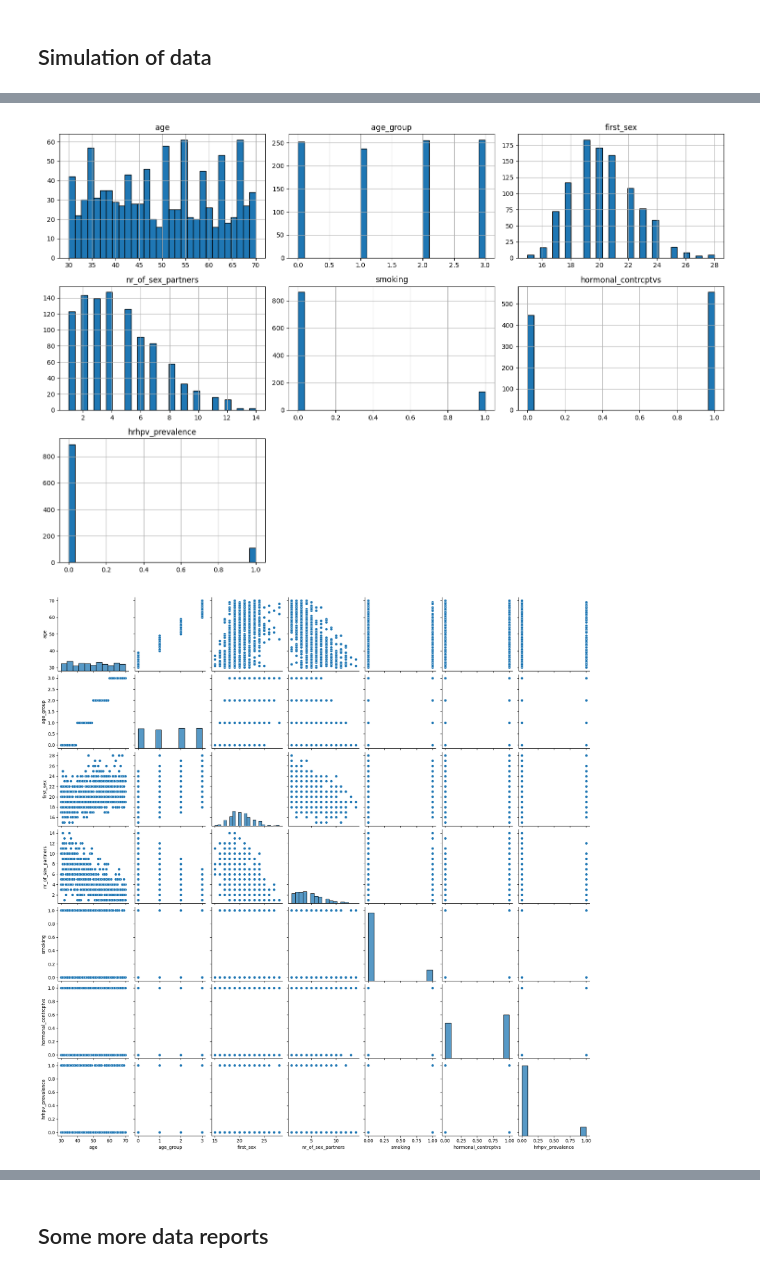
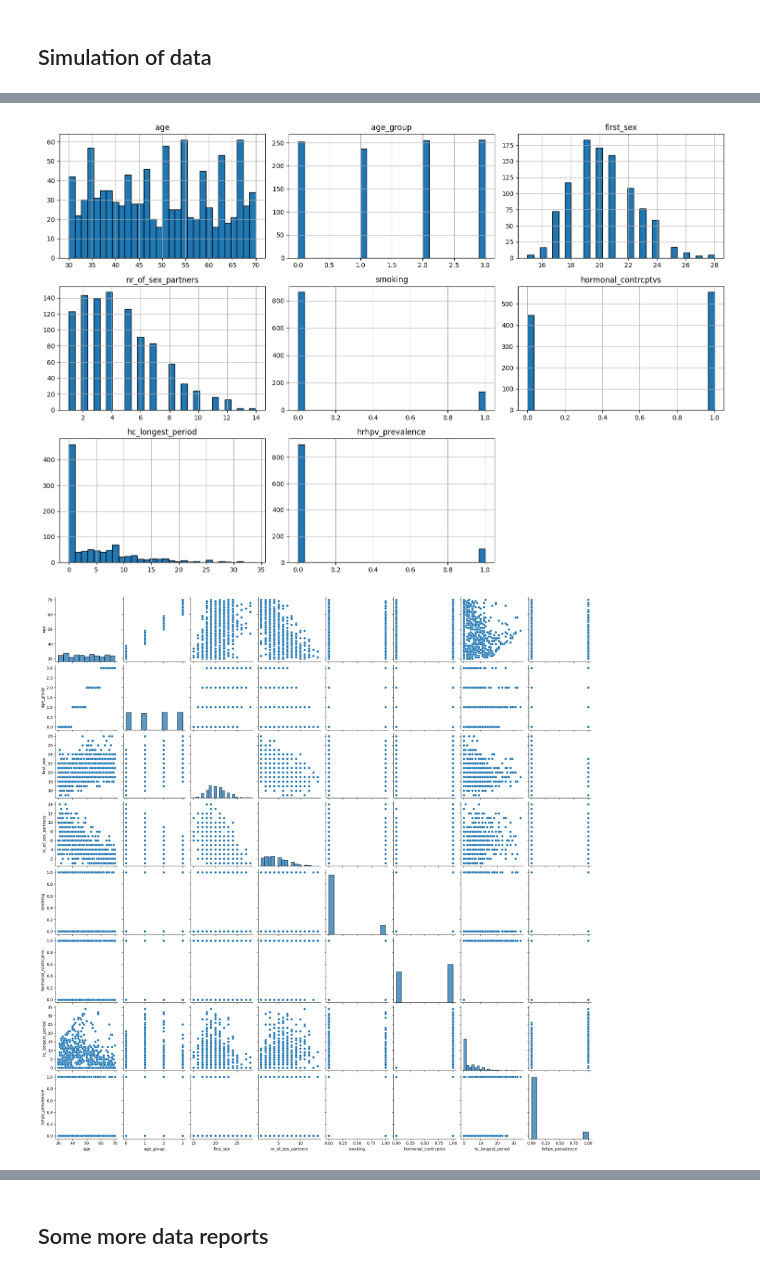
Before and after one commit to klumiste/bayes25_final_project_hpv, a Jupyter notebook: data_generation.ipynb, the cells around one changed output, grey strips where cells are left out. Drawn from its saved outputs; the diff is of its cells as text; code cells hidden in the pictures.

Commit message:
Added new variable to data gen

```diff
--- a/data_generation.ipynb
+++ b/data_generation.ipynb
@@ -50,7 +64,7 @@ import pandas as pd
 import pymc as pm
 import seaborn as sns
 # %%
-# Simulate height and weight from independent normal distributions
+# Simulation initialisation
 n_samples = 1000
 np.random.seed(42)
 df = pd.DataFrame()
@@ -66,7 +80,6 @@ df['first_sex'] = 11 + df.age_group + np.random.lognormal(mean=2, sigma=0.25, si
 
 # Just to check that start of sexul life is not higher than age
 df['first_sex'] = np.where(df.first_sex > df.age, df.age, df.first_sex)
-#df['years_of_sexual_life'] = df.age - df.first_sex
 
 # Nr of sexual partners - inversly correlated to age and start of sexual life as older generations are more conservative
 ## On average for every 10 year age cohort women have 1.5 less sexual partners compared to previous age cohort
@@ -75,22 +88,36 @@ mu=(6 - 1.5 * (df.age_group-1) - .3 * (df.first_sex - min(df.first_sex))).clip(l
 # Since the data is only about sexually active women, then there is definitely 1 and then randomly adding based on mu.
 df['nr_of_sex_partners'] = 1 + np.random.poisson(lam=mu, size=n_samples)
 
-
-# Smoking is
+# Smoking
 df['smoking'] = (np.random.uniform(size=n_samples) > (1./(1.+np.exp(-1.5 - .2*(df.age_group==1) - .08*(df.age_group==2) - .9*(df.age_group==3)))))*1
 
 # Generate binary variable for hormonal contraceptives and HPV prevalence
 logit_p1=(1./(1.+np.exp(2.9 - 1.3*(df.age_group==1) - 1.7*(df.age_group==2) - 2.3*(df.age_group==3) - .08 * df.first_sex + .1 * df.nr_of_sex_partners)))
 df['hormonal_contrcptvs'] = (np.random.uniform(size=n_samples) > logit_p1)*1
 
-# Generate binary variable for HPV prevalence
-logit_p2=(1./(1.+np.exp(-2.5 + .6*df.hormonal_contrcptvs - .4*(df.age_group==1) - .35*(df.age_group==2) + .55*(df.age_group==3) + .2 * df.smoking + .03 * df.nr_of_sex_partners)))
+# Generate longest period of Hormonal Contraceptives use
+# If a woman uses hormonal contraceptives, then longest period of use is probably log-normally distributed (non-negative and with heavy tail)
+# 30-39 age group has a slightly lower mean due to age
+# 50-59,60-70 age groups also have a slight lower meand since hormonal contraceptives were not as wide spread decades ago and due to menopause
+mu=(1 + .5*(df.age_group==1) + .2*(df.age_group==2) - .1*(df.age_group==3) + .5*np.log(df.nr_of_sex_partners)).clip(lower=0)
+df['hc_longest_period'] = df['hormonal_contrcptvs'] * np.random.lognormal(mean=mu, sigma=0.7, size=n_samples).round(0)
+
+# Check that longest period is not above 'age' - 16 years (hormonal contraceptives are not precribed before first period and not recommended before 16)
+df['temp_normal'] = np.random.normal(scale=1.5, size=n_samples)
+df['hc_longest_period'] = np.where(df.hc_longest_period > (df.age - 16), (df.age - 16 - .8*df.temp_normal).round(0), df.hc_longest_period)
+# Check that longest period is not above 35 for 50-60 & 60-70 age groups as contraceptives are only used during woman's fertile period (between 13-14 to ~51)
+df['hc_longest_period'] = np.where(df.hc_longest_period > 35, (33 - df.temp_normal).round(0), df.hc_longest_period)
+df = df.drop(columns=['temp_normal'])
+
+# Generate binary variable for hrHPV prevalence
+logit_p2=(1./(1.+np.exp(-4.5 + .3*df.hormonal_contrcptvs + .2*df.hc_longest_period + .3*(df.age_group==1) + .2*(df.age_group==2) + .4*(df.age_group==3) + .2 * df.smoking + .03 * df.nr_of_sex_partners)))
 df['hrhpv_prevalence'] = (np.random.uniform(size=n_samples) > logit_p2)*1
 
 # Some check up within age groups
 print("Some distributions of generated data by age group")
 print(df.groupby(['age_group']).agg({'nr_of_sex_partners': ['mean', 'count', 'median', 'min', 'max']}))
 print(df.groupby(['age_group']).agg({'hormonal_contrcptvs': ['mean', 'count', 'median', 'min', 'max']}))
+print(df[df.hormonal_contrcptvs>0].groupby(['age_group']).agg({'hc_longest_period': ['mean', 'count', 'median']}))
 print(df.groupby(['age_group']).agg({'smoking': ['mean', 'count', 'median']}))
 print(df.groupby(['age_group']).agg({'hrhpv_prevalence': ['mean', 'count', 'median']}))
 
@@ -125,7 +152,7 @@ mean               0.109
 count           1000.000
 median             0.000
-[figure, old version]
+[figure, new version]
-[figure, old version]
+[figure, new version]
 # %%
 # Remove age group
 df = df.drop(columns=['age_group'])
```
Also changed, not shown: parts of 4 cells of this notebook, 1 other file.
